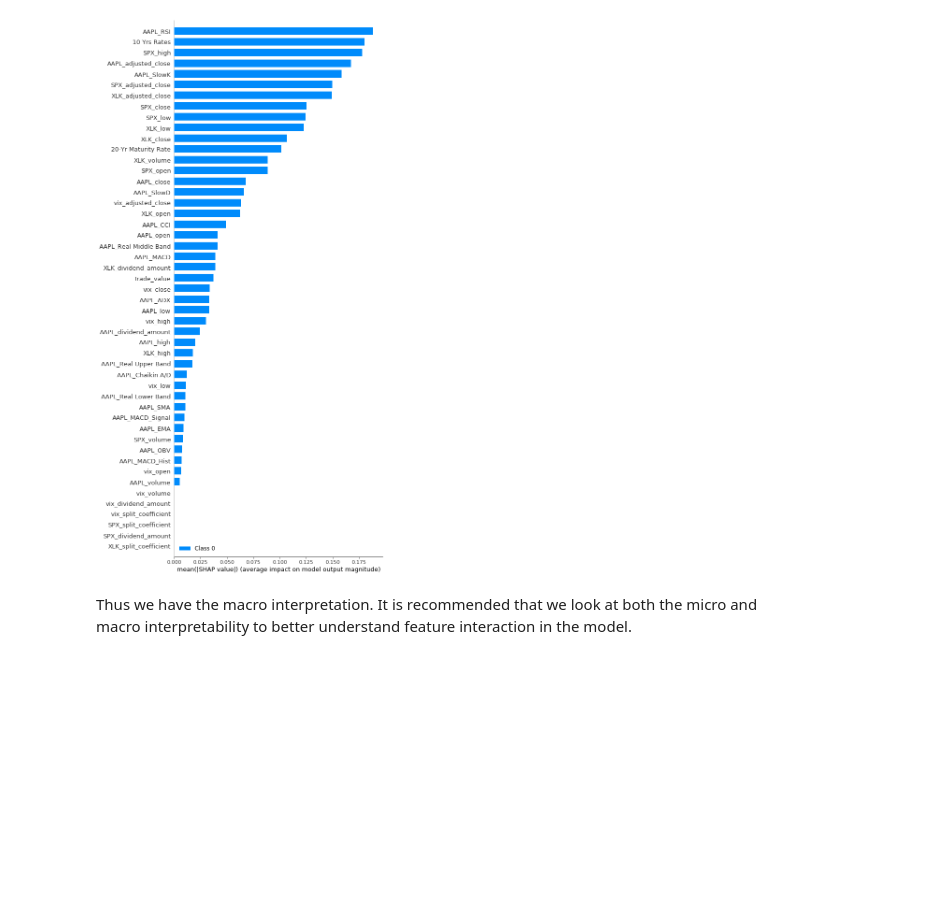
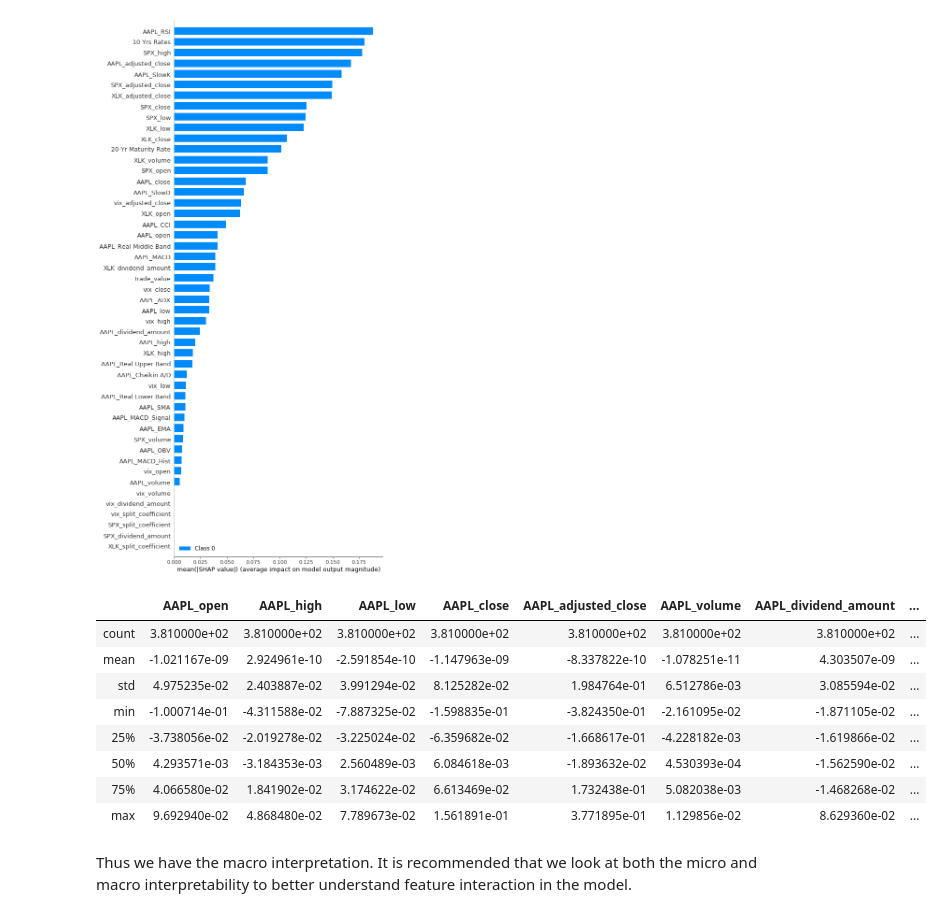
Before and after one commit to labs14-investment-risk-analysis/Data-Science, a Jupyter notebook: jupyter_notebooks/exploratory_modeling/model_interpretation.ipynb, the cells around one changed output. Drawn from its saved outputs; the diff is of its cells as text; code cells hidden in the pictures; blank space fills up the shorter version.

```diff
--- a/jupyter_notebooks/exploratory_modeling/model_interpretation.ipynb
+++ b/jupyter_notebooks/exploratory_modeling/model_interpretation.ipynb
@@ -310,4 +347,18 @@ summary_plot([flatten_shap_values(shaps_vals)], feature_names=df.columns, max_di
 # %% [output]
 [figure]
+# %%
+shap_df = pd.DataFrame(data=flatten_shap_values(shaps_vals),columns = df.drop(columns='target').columns.tolist())
+# %%
+shap_df.describe()
+# %% [output]
+|  | AAPL_open | AAPL_high | AAPL_low | AAPL_close | AAPL_adjusted_close | AAPL_volume | AAPL_dividend_amount | ... |
+| count | 3.810000e+02 | 3.810000e+02 | 3.810000e+02 | 3.810000e+02 | 3.810000e+02 | 3.810000e+02 | 3.810000e+02 | ... |
+| mean | -1.021167e-09 | 2.924961e-10 | -2.591854e-10 | -1.147963e-09 | -8.337822e-10 | -1.078251e-11 | 4.303507e-09 | ... |
+| std | 4.975235e-02 | 2.403887e-02 | 3.991294e-02 | 8.125282e-02 | 1.984764e-01 | 6.512786e-03 | 3.085594e-02 | ... |
+| min | -1.000714e-01 | -4.311588e-02 | -7.887325e-02 | -1.598835e-01 | -3.824350e-01 | -2.161095e-02 | -1.871105e-02 | ... |
+| 25% | -3.738056e-02 | -2.019278e-02 | -3.225024e-02 | -6.359682e-02 | -1.668617e-01 | -4.228182e-03 | -1.619866e-02 | ... |
+| 50% | 4.293571e-03 | -3.184353e-03 | 2.560489e-03 | 6.084618e-03 | -1.893632e-02 | 4.530393e-04 | -1.562590e-02 | ... |
+| 75% | 4.066580e-02 | 1.841902e-02 | 3.174622e-02 | 6.613469e-02 | 1.732438e-01 | 5.082038e-03 | -1.468268e-02 | ... |
+| max | 9.692940e-02 | 4.868480e-02 | 7.789673e-02 | 1.561891e-01 | 3.771895e-01 | 1.129856e-02 | 8.629360e-02 | ... |
 # %% [markdown]
 Thus we have the macro interpretation. It is recommended that we look at both the micro and macro interpretability to better understand feature interaction in the model.
```
Also changed, not shown: parts of 7 cells of this notebook.
